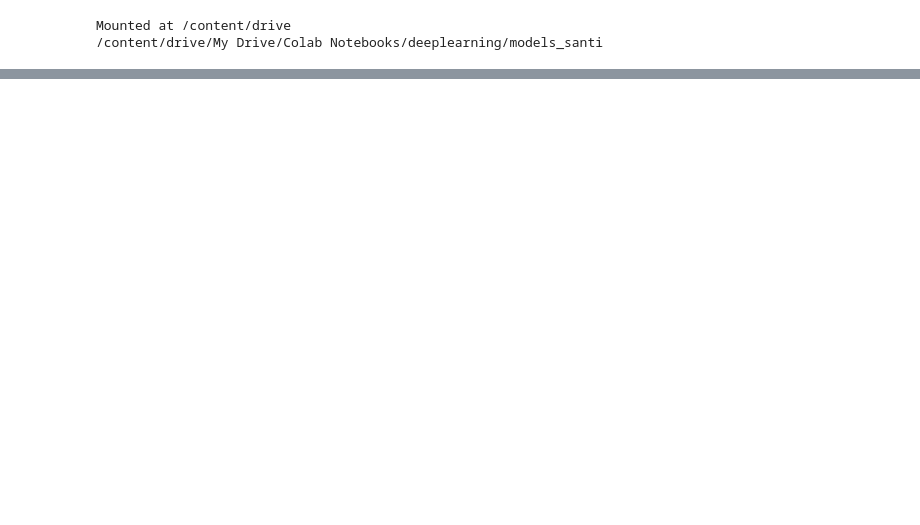
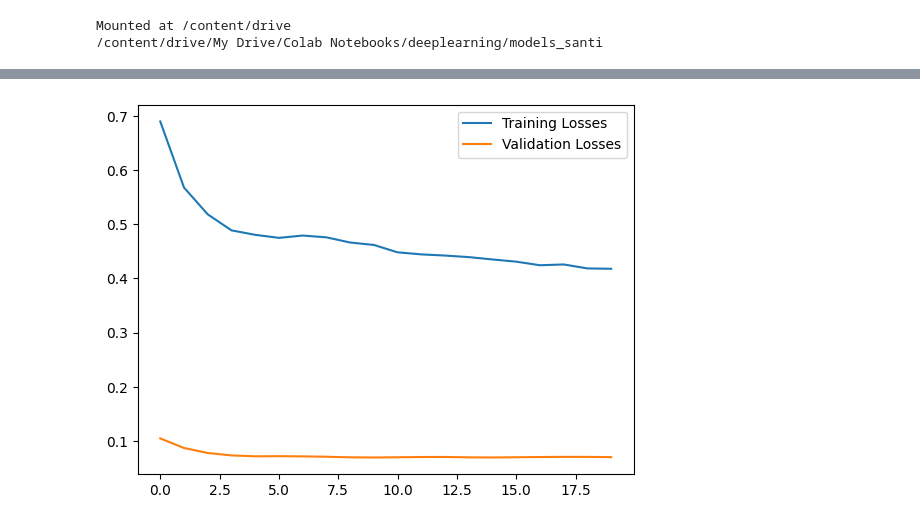
Before and after one commit to storralbod/deeplearning, a Jupyter notebook: models_santi/LSTM_DA_santi.ipynb, the cells around one changed output, grey strips where cells are left out. Cells and saved outputs as stored; diff of their text form; code cells hidden in the pictures; blank space fills up the shorter version.

```diff
--- a/models_santi/LSTM_DA_santi.ipynb
+++ b/models_santi/LSTM_DA_santi.ipynb
@@ -353,30 +363,63 @@ train_loader_DA_diff_ID = torch.utils.data.DataLoader(
     batch_size=batch_size,
     shuffle=False
 )
+val_loader_DA_diff_ID = torch.utils.data.DataLoader(
+    val_set_DA_diff_ID,
+    batch_size=1,
+    shuffle=False
+)
 
-model_DA_diff_ID.train()
+losses_train = []
+losses_val = []
 for epoch in range(num_epochs):
   forecasts_list =[]
   targets_list = []
+  model_DA_diff_ID.train()
+  epoch_loss = 0
   for i,(inputs,targets) in enumerate(train_loader_DA_diff_ID):
+
+      inputs = inputs.float()
+      targets = targets.float()
+
+      inputs = torch.nan_to_num(inputs, nan=10.0) # Hour 2039 has nan values for some reason
+      targets = torch.nan_to_num(targets, nan=10.0) # idem
+      #inputs[:,:,3:] = (inputs[:,:,3:] - inputs[:,:,3:].min()) / (inputs[:,:,3:].max() - inputs[:,:,3:].min()) # NORMALIZING WORSENS PERFORMANCE
+      forecasts = model_DA_diff_ID(inputs)
+
+      forecasts_list.append(forecasts.data)
+      targets_list.append(targets.data)
+      #print(forecasts.shape,targets.shape)
+      loss = criterion(forecasts,targets)
+
+      optimizer_DA_diff_ID.zero_grad()
+      loss.backward()
+      optimizer_DA_diff_ID.step()
+
+      epoch_loss += loss.item()
+
+  epoch_loss_avg_train = epoch_loss/(i+1)
+  losses_train.append(epoch_loss_avg_train)
+
+  model_DA_diff_ID.eval()
+  epoch_loss_val = 0
+  with torch.no_grad():
+    for i,(inputs,targets) in enumerate(val_loader_DA_diff_ID):
 
         inputs = inputs.float()
         targets = targets.float()
-
-        inputs = torch.nan_to_num(inputs, nan=10.0) # Hour 2039 has nan values for some reason
-        targets = torch.nan_to_num(targets, nan=10.0) # idem
-        #inputs[:,:,3:] = (inputs[:,:,3:] - inputs[:,:,3:].min()) / (inputs[:,:,3:].max() - inputs[:,:,3:].min()) # NORMALIZING WORSENS PERFORMANCE
+        #inputs[:,:,3:] = (inputs[:,:,3:] - inputs[:,:,3:].min()) / (inputs[:,:,3:].max() - inputs[:,:,3:].min())
         forecasts = model_DA_diff_ID(inputs)
-
-        forecasts_list.append(forecasts.data)
-        targets_list.append(targets.data)
-        #print(forecasts.shape,targets.shape)
         loss = criterion(forecasts,targets)
 
-        optimizer_DA_diff_ID.zero_grad()
-        loss.backward()
-        optimizer_DA_diff_ID.step()
+        epoch_loss_val += loss.item()
 
+  epoch_loss_avg_eval = epoch_loss_val/(i+1)
+  losses_val.append(epoch_loss_avg_eval)
 
-  print(f'ID Epoch [{epoch+1}/{num_epochs}], Loss: {loss:.4f}')
+  print(f'DA_diff_ID Epoch [{epoch+1}/{num_epochs}], Loss train: {epoch_loss_avg_train:.4f}, Loss val: {epoch_loss_avg_eval:.4f}')
+
+plt.plot(losses_train,label='Training Losses')
+plt.plot(losses_val,label='Validation Losses')
+plt.legend()
+plt.show()
 # %% [output]
@@ -400 +446,2 @@ ID Epoch [1000/1000], Loss: 13.7009
+[figure, added]
 # %%
```
Also changed, not shown: parts of 15 cells of this notebook.
